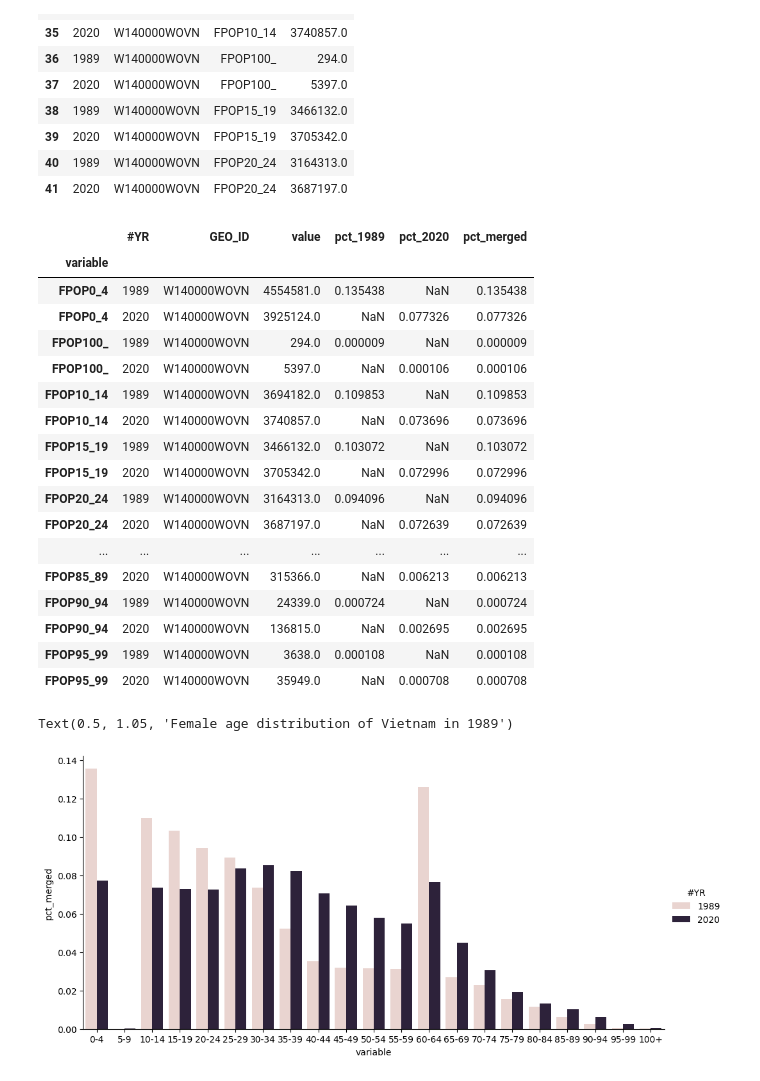
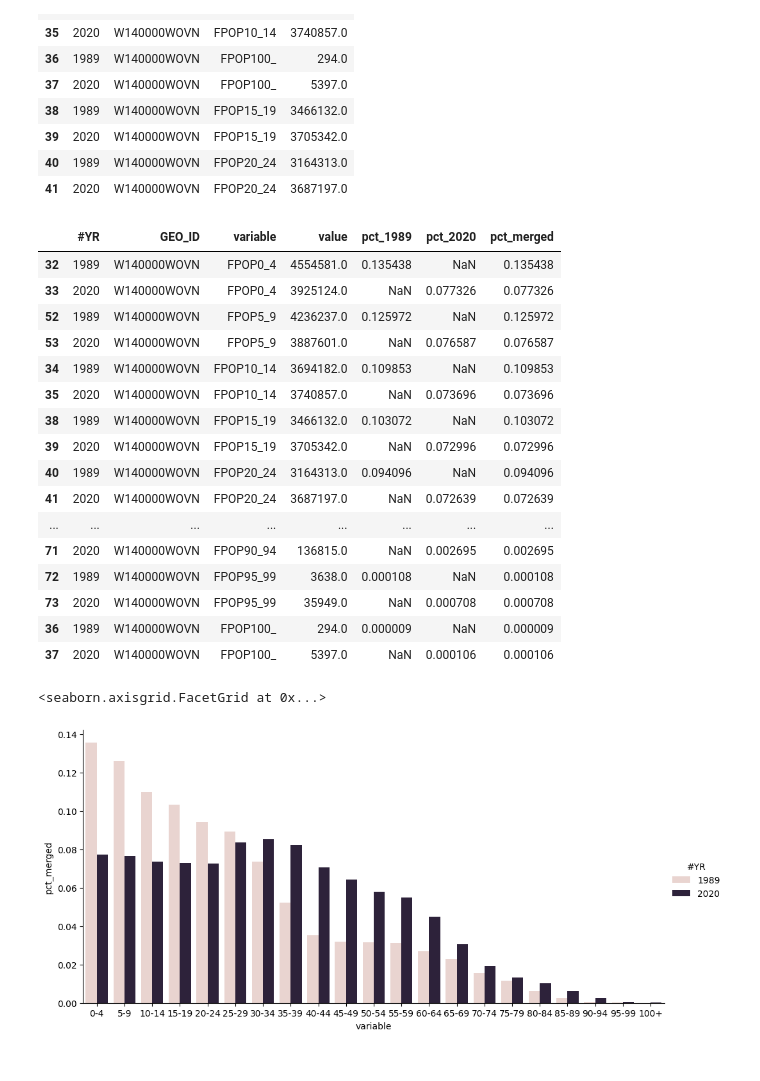
Before and after one commit to thaianle/international-database, a Jupyter notebook: idb5yr-python.ipynb, the cells around one changed output. Drawn from its saved outputs; the diff is of its cells as text; code cells hidden in the pictures.

Commit message:
Merge two plots into one
Female age distributions of Vietnam in 1989 and 2020

```diff
--- a/idb5yr-python.ipynb
+++ b/idb5yr-python.ipynb
@@ -300,41 +300,42 @@ vn_fpop.head(10)
 | 41 | 2020 | W140000WOVN | FPOP20_24 | 3687197.0 |
 # %%
 # Divide each value by the total to have the percentage
-vn_fpop_arr['pct_1989'] = vn_fpop_arr['value'] / vn_fpop_arr[vn_fpop_arr['#YR'] == 1989]['value'].sum()
-vn_fpop_arr['pct_2020'] = vn_fpop_arr['value'] / vn_fpop_arr[vn_fpop_arr['#YR'] == 2020]['value'].sum()
+vn_fpop.loc[:, 'pct_1989'] = vn_fpop['value'] / vn_fpop[vn_fpop['#YR'] == 1989]['value'].sum()
+vn_fpop.loc[:, 'pct_2020'] = vn_fpop['value'] / vn_fpop[vn_fpop['#YR'] == 2020]['value'].sum()
 
 # Set null for the percentages in the "wrong year"
-vn_fpop_arr.loc[vn_fpop_arr['#YR'] == 1989, 'pct_2020'] = np.nan
-vn_fpop_arr.loc[vn_fpop_arr['#YR'] == 2020, 'pct_1989'] = np.nan
-vn_fpop_arr['pct_merged'] = vn_fpop_arr['pct_1989'].combine_first(vn_fpop_arr['pct_2020'])
+vn_fpop.loc[vn_fpop['#YR'] == 1989, 'pct_2020'] = np.nan
+vn_fpop.loc[vn_fpop['#YR'] == 2020, 'pct_1989'] = np.nan
+vn_fpop.loc[:, 'pct_merged'] = vn_fpop['pct_1989'].combine_first(vn_fpop['pct_2020'])
 
-vn_fpop_arr
+age_order = ['FPOP0_4', 'FPOP5_9', 'FPOP10_14', 'FPOP15_19', 'FPOP20_24', 'FPOP25_29',
+                        'FPOP30_34', 'FPOP35_39', 'FPOP40_44', 'FPOP45_49', 'FPOP50_54', 'FPOP55_59', 'FPOP60_64', 'FPOP65_69', 'FPOP70_74',
+                        'FPOP75_79', 'FPOP80_84', 'FPOP85_89', 'FPOP90_94', 'FPOP95_99', 'FPOP100_']
+vn_fpop.loc[:, 'variable'] = pd.Categorical(vn_fpop['variable'], categories = age_order, ordered = True)
+vn_fpop = vn_fpop.sort_values(['variable', '#YR'])
+vn_fpop
 # %% [output]
-|  | #YR | GEO_ID | value | pct_1989 | pct_2020 | pct_merged |
-| variable |  |  |  |  |  |  |
-| FPOP0_4 | 1989 | W140000WOVN | 4554581.0 | 0.135438 | NaN | 0.135438 |
-| FPOP0_4 | 2020 | W140000WOVN | 3925124.0 | NaN | 0.077326 | 0.077326 |
-| FPOP100_ | 1989 | W140000WOVN | 294.0 | 0.000009 | NaN | 0.000009 |
-| FPOP100_ | 2020 | W140000WOVN | 5397.0 | NaN | 0.000106 | 0.000106 |
-| FPOP10_14 | 1989 | W140000WOVN | 3694182.0 | 0.109853 | NaN | 0.109853 |
-| FPOP10_14 | 2020 | W140000WOVN | 3740857.0 | NaN | 0.073696 | 0.073696 |
-| FPOP15_19 | 1989 | W140000WOVN | 3466132.0 | 0.103072 | NaN | 0.103072 |
-| FPOP15_19 | 2020 | W140000WOVN | 3705342.0 | NaN | 0.072996 | 0.072996 |
-| FPOP20_24 | 1989 | W140000WOVN | 3164313.0 | 0.094096 | NaN | 0.094096 |
-| FPOP20_24 | 2020 | W140000WOVN | 3687197.0 | NaN | 0.072639 | 0.072639 |
-| ... | ... | ... | ... | ... | ... | ... |
-| FPOP85_89 | 2020 | W140000WOVN | 315366.0 | NaN | 0.006213 | 0.006213 |
-| FPOP90_94 | 1989 | W140000WOVN | 24339.0 | 0.000724 | NaN | 0.000724 |
-| FPOP90_94 | 2020 | W140000WOVN | 136815.0 | NaN | 0.002695 | 0.002695 |
-| FPOP95_99 | 1989 | W140000WOVN | 3638.0 | 0.000108 | NaN | 0.000108 |
-| FPOP95_99 | 2020 | W140000WOVN | 35949.0 | NaN | 0.000708 | 0.000708 |
+|  | #YR | GEO_ID | variable | value | pct_1989 | pct_2020 | pct_merged |
+| 32 | 1989 | W140000WOVN | FPOP0_4 | 4554581.0 | 0.135438 | NaN | 0.135438 |
+| 33 | 2020 | W140000WOVN | FPOP0_4 | 3925124.0 | NaN | 0.077326 | 0.077326 |
+| 52 | 1989 | W140000WOVN | FPOP5_9 | 4236237.0 | 0.125972 | NaN | 0.125972 |
+| 53 | 2020 | W140000WOVN | FPOP5_9 | 3887601.0 | NaN | 0.076587 | 0.076587 |
+| 34 | 1989 | W140000WOVN | FPOP10_14 | 3694182.0 | 0.109853 | NaN | 0.109853 |
+| 35 | 2020 | W140000WOVN | FPOP10_14 | 3740857.0 | NaN | 0.073696 | 0.073696 |
+| 38 | 1989 | W140000WOVN | FPOP15_19 | 3466132.0 | 0.103072 | NaN | 0.103072 |
+| 39 | 2020 | W140000WOVN | FPOP15_19 | 3705342.0 | NaN | 0.072996 | 0.072996 |
+| 40 | 1989 | W140000WOVN | FPOP20_24 | 3164313.0 | 0.094096 | NaN | 0.094096 |
+| 41 | 2020 | W140000WOVN | FPOP20_24 | 3687197.0 | NaN | 0.072639 | 0.072639 |
+| ... | ... | ... | ... | ... | ... | ... | ... |
+| 71 | 2020 | W140000WOVN | FPOP90_94 | 136815.0 | NaN | 0.002695 | 0.002695 |
+| 72 | 1989 | W140000WOVN | FPOP95_99 | 3638.0 | 0.000108 | NaN | 0.000108 |
+| 73 | 2020 | W140000WOVN | FPOP95_99 | 35949.0 | NaN | 0.000708 | 0.000708 |
+| 36 | 1989 | W140000WOVN | FPOP100_ | 294.0 | 0.000009 | NaN | 0.000009 |
+| 37 | 2020 | W140000WOVN | FPOP100_ | 5397.0 | NaN | 0.000106 | 0.000106 |
 # %%
-vn_plot = sns.catplot(data = vn_fpop_arr, x = 'variable', y = 'pct_merged', hue = '#YR', kind = 'bar', aspect = 2)
+vn_plot = sns.catplot(data = vn_fpop, x = 'variable', y = 'pct_merged', hue = '#YR', kind = 'bar', aspect = 2)
 vn_plot.set_xticklabels(['0-4', '5-9', '10-14', '15-19', '20-24', '25-29', '30-34', '35-39', '40-44', '45-49', '50-54', '55-59',
                               '60-64', '65-69', '70-74', '75-79', '80-84', '85-89', '90-94', '95-99', '100+'])
-
-vn_1989_plot.set_axis_labels('Age group', 'Percentage')
-vn_1989_plot.fig.suptitle('Female age distribution of Vietnam in 1989', y = 1.05)
 # %% [output]
-Text(0.5, 1.05, 'Female age distribution of Vietnam in 1989')
+<seaborn.axisgrid.FacetGrid at 0x...>
-[figure, old version]
+[figure, new version]
```
